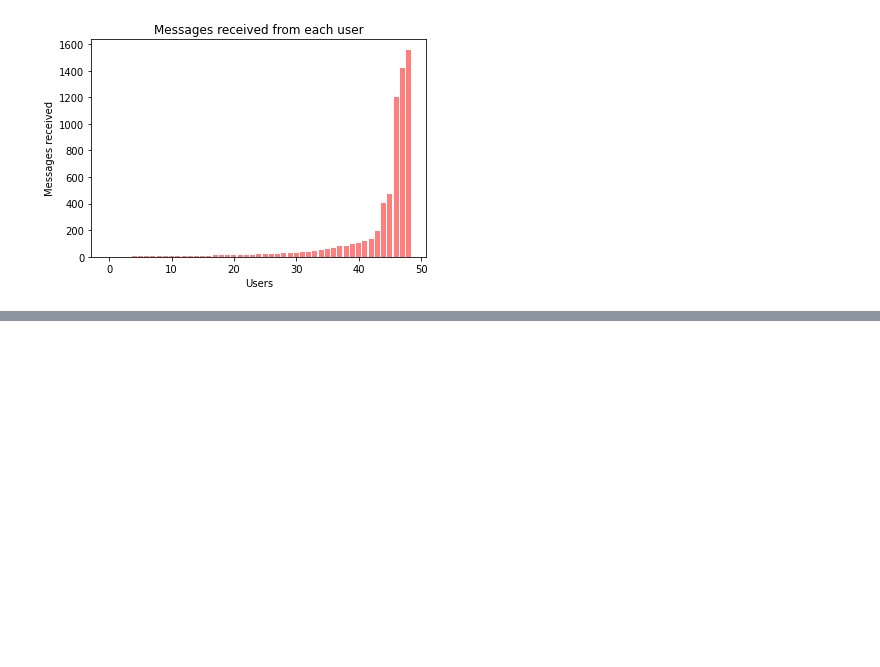
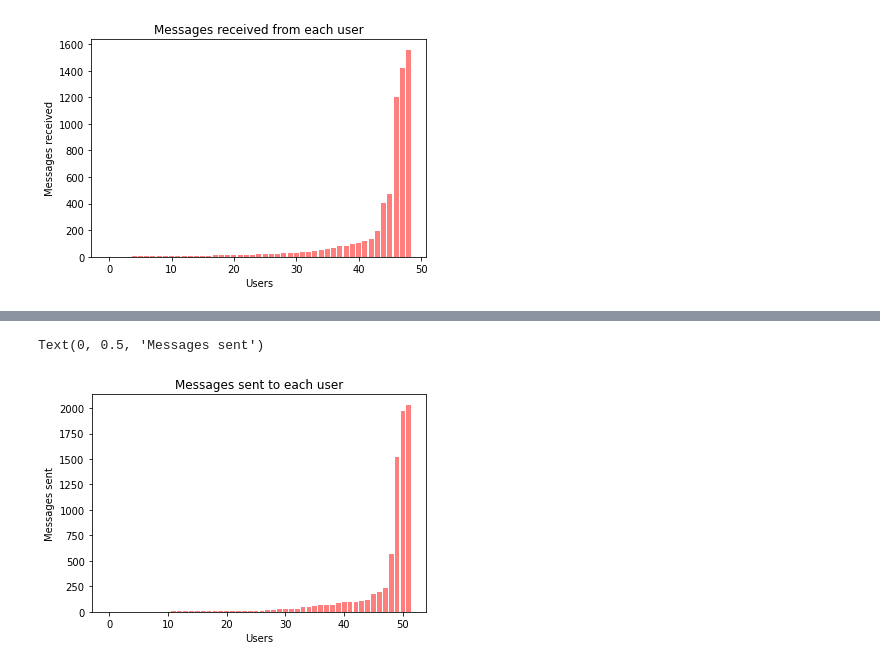
Before and after one commit to Xisurthros/SnapchatDataViz, a Jupyter notebook: Snapchat_Data_Viz.ipynb, the cells around one changed output, grey strips where cells are left out. Cells and saved outputs as stored; diff of their text form; code cells hidden in the pictures; blank space fills up the shorter version.

```diff
--- a/Snapchat_Data_Viz.ipynb
+++ b/Snapchat_Data_Viz.ipynb
@@ -155,0 +251,3 @@ Text(0, 0.5, 'Messages received')
+# %%
+messageSentFrequencyCleaned = dfSent['To'].loc[lambda x: x !='user9'].value_counts()
+print(messageSentFrequencyCleaned)
@@ -155,0 +272,8 @@ Text(0, 0.5, 'Messages received')
+# %%
+plt.bar(range(len(messageSentFrequencyCleaned)), sorted(messageSentFrequencyCleaned), color='red', alpha=0.5)
+plt.title('Messages sent to each user')
+plt.xlabel('Users')
+plt.ylabel('Messages sent')
+# %% [output]
+Text(0, 0.5, 'Messages sent')
+[figure, added]
```
Also changed, not shown: parts of 15 cells of this notebook.
